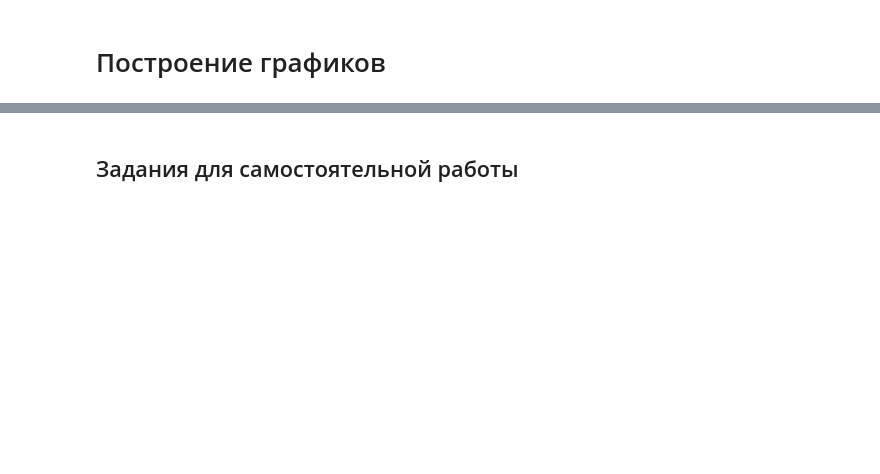
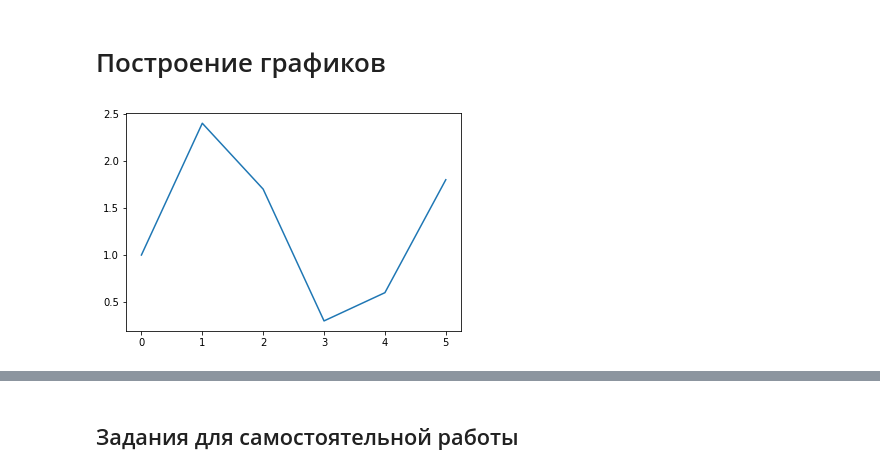
Before and after one commit to konstgav/computational-physics-python, a Jupyter notebook: Plotting.ipynb, the cells around one changed output, grey strips where cells are left out. Drawn from its saved outputs; the diff is of its cells as text; code cells hidden in the pictures; blank space fills up the shorter version.

Commit message:
add arrays and data

```diff
--- a/Plotting.ipynb
+++ b/Plotting.ipynb
@@ -1,2 +1,13 @@
 # %% [markdown]
 # Построение графиков
+# %%
+# -- coding: utf-8 --
+from pylab import plot, show
+
+data = [1.0, 2.4, 1.7, 0.3, 0.6, 1.8]
+
+plot(data)
+
+show()
+# %% [output]
+[figure, added]
```
Also changed, not shown: parts of 9 cells of this notebook, 9 other files.
